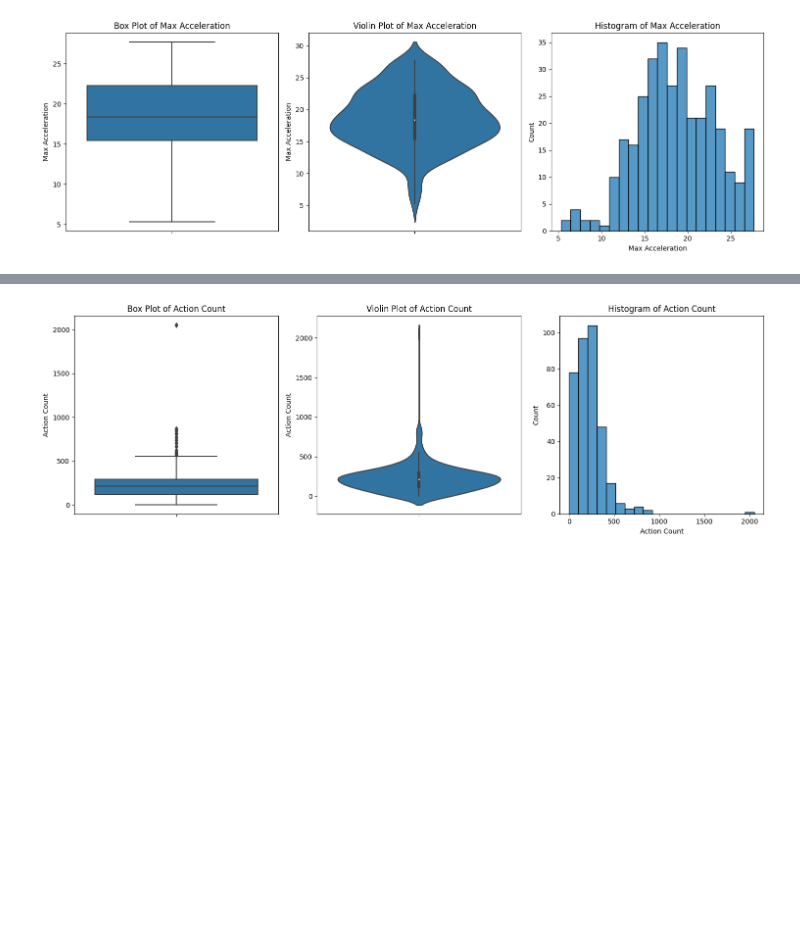
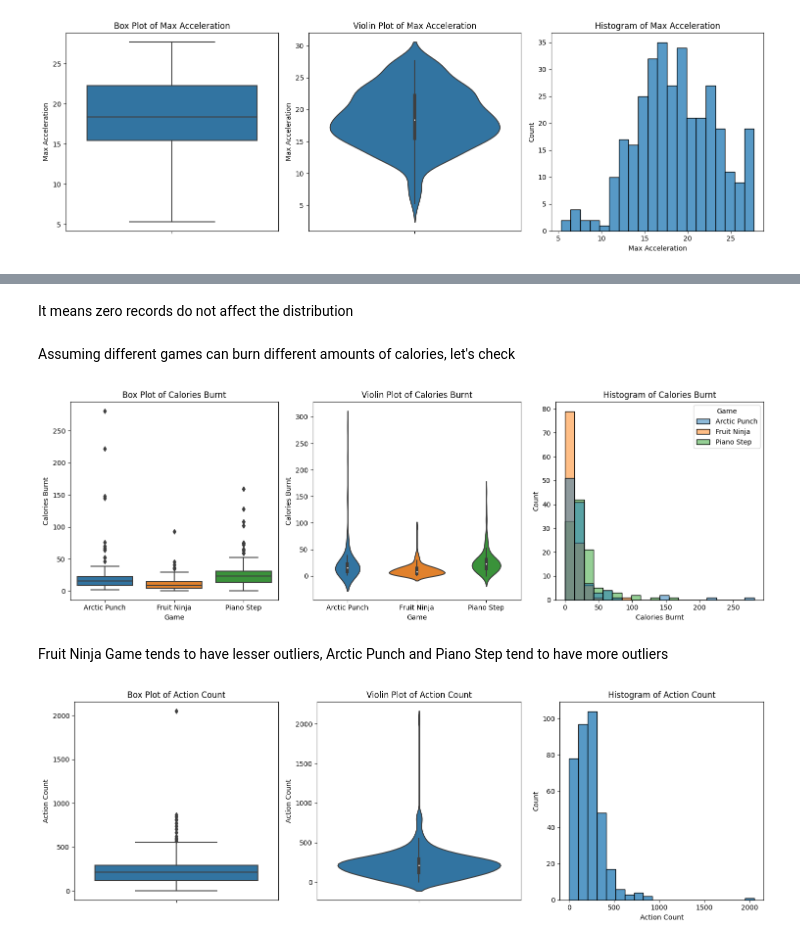
Before and after one commit to GeorgePPP/SG_walk, a Jupyter notebook: Exploratory analysis.ipynb, the cells around one changed output, grey strips where cells are left out. Drawn from its saved outputs; the diff is of its cells as text; code cells hidden in the pictures; blank space fills up the shorter version.

```diff
--- a/Exploratory analysis.ipynb
+++ b/Exploratory analysis.ipynb
@@ -85,3 +104,13 @@ plotdist(df[['Calories Burnt']],'Calories Burnt')
+# %% [markdown]
+It means zero records do not affect the distribution
+# %% [markdown]
+Assuming different games can burn different amounts of calories, let's check
+# %%
+plotdist(df,'Calories Burnt', 'Game')
+# %% [output]
+[figure, added]
+# %% [markdown]
+Fruit Ninja Game tends to have lesser outliers, Arctic Punch and Piano Step tend to have more outliers
 # %%
 # Distribution of Action Count feature
 plotdist(df[['Action Count']],'Action Count')
```
Also changed, not shown: parts of 21 cells of this notebook.
